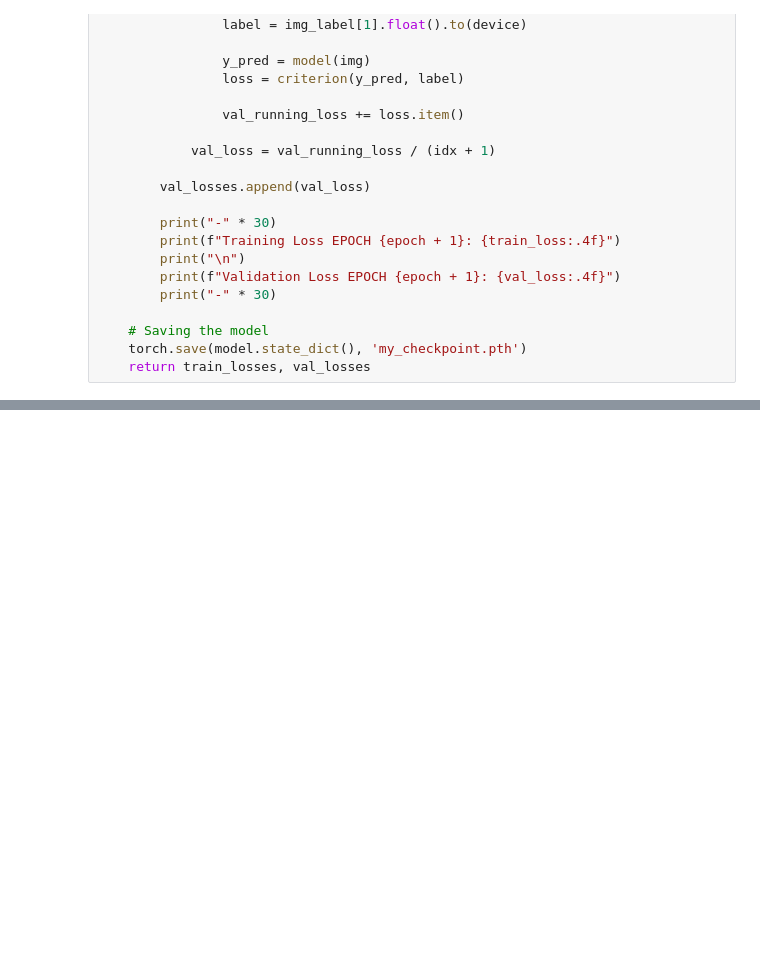
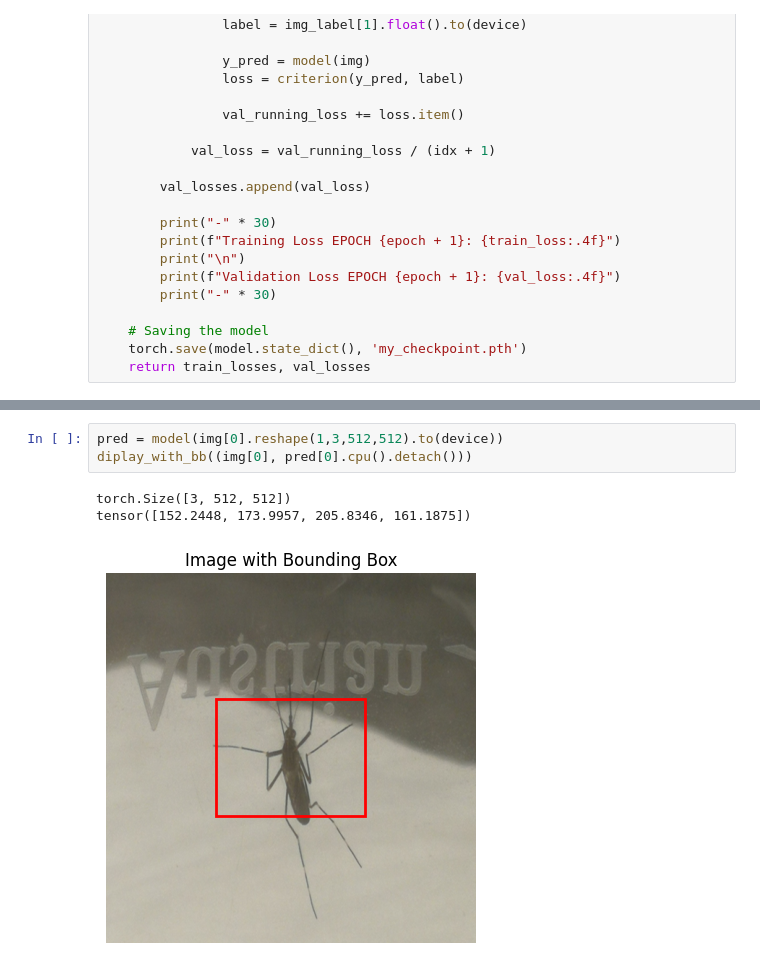
Before and after one commit to HarishSivakumaran/ML-Projects, a Jupyter notebook: yolo-object-detection.ipynb, the cells around one changed output, grey strips where cells are left out. Saved outputs shown, nothing was run; the diff lists cells and outputs as text; blank space fills up the shorter version.

```diff
--- a/yolo-object-detection.ipynb
+++ b/yolo-object-detection.ipynb
@@ -402,0 +455,7 @@ Validation Loss EPOCH 10: 0.7066
+# %%
+pred = model(img[0].reshape(1,3,512,512).to(device))
+diplay_with_bb((img[0], pred[0].cpu().detach()))
+# %% [output]
+torch.Size([3, 512, 512])
+tensor([152.2448, 173.9957, 205.8346, 161.1875])
+[figure, added]
```
Also changed, not shown: parts of 7 cells of this notebook.
